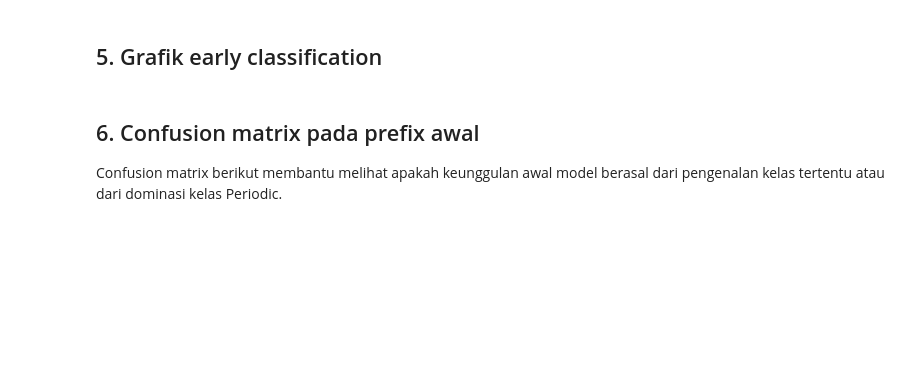
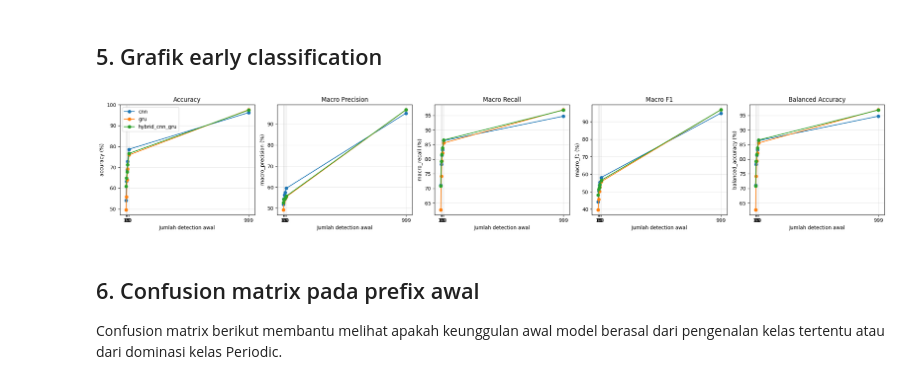
Before and after one commit to indomiekwah/ztf-classifier, a Jupyter notebook: training/notebooks/early_classification_experiment.ipynb, the cells around one changed output. Saved outputs shown, nothing was run; the diff lists cells and outputs as text; code cells hidden in the pictures; blank space fills up the shorter version.

```diff
--- a/training/notebooks/early_classification_experiment.ipynb
+++ b/training/notebooks/early_classification_experiment.ipynb
@@ -10,21 +10,29 @@ import pandas as pd
 import torch
 import matplotlib.pyplot as plt
 import seaborn as sns
+from alerce_classifier.models import HybridCNNGRU, CNNClassifier, GRUClassifier
 from alerce_classifier.training.loop import (
-    HybridCNNGRU, CNNClassifier, GRUClassifier,
     evaluate_detection_prefixes, load_split, make_loader, evaluate,
 )
 
-DATA_DIR = Path('data/alerce_ztf_lc_sanchezsaez_full/data/full')
 REPO_ROOT = Path.cwd().resolve()
+while not (REPO_ROOT / 'pyproject.toml').is_file() and REPO_ROOT != REPO_ROOT.parent:
+    REPO_ROOT = REPO_ROOT.parent
 if not (REPO_ROOT / 'pyproject.toml').is_file():
-    REPO_ROOT = REPO_ROOT.parents[1]
+    raise FileNotFoundError('Repository root tidak ditemukan')
+DATA_DIR = REPO_ROOT / 'data' / 'alerce_ztf_lc_sanchezsaez_full' / 'data' / 'full'
 RAW_OUTPUT_DIR = DATA_DIR / 'preprocessing' / 'notebook_output'
 ARTIFACT_DIR = REPO_ROOT / 'artifacts'
 OUTPUT_DIR = ARTIFACT_DIR / 'benchmark'
 OUTPUT_DIR.mkdir(parents=True, exist_ok=True)
 FEATURE_CONFIG = json.loads((ARTIFACT_DIR / 'feature_config.json').read_text(encoding='utf-8'))
 FEATURE_COUNT = len(FEATURE_CONFIG['features'])
+EXPECTED_FEATURES = ['time_rel', 'delta_time', 'magnitude', 'magnitude_error', 'filter_g', 'filter_r']
+if FEATURE_CONFIG['features'] != EXPECTED_FEATURES:
+    raise ValueError(
+        'Checkpoint seed 42 adalah model raw 6 fitur. '
+        f"feature_config.json berisi {len(FEATURE_CONFIG['features'])} fitur."
+    )
 SEED = 42
 BATCH_SIZE = 64
 DETECTION_COUNTS = [6, 10, 15, 20, 30]
@@ -59,11 +75,19 @@ model_factories = {
     'cnn': CNNClassifier,
     'gru': GRUClassifier,
 }
+checkpoint_paths = {
+    'hybrid_cnn_gru': ARTIFACT_DIR / 'hybrid' / 'hybrid_cnn_gru_seed42_best.pt',
+    'cnn': ARTIFACT_DIR / 'cnn' / 'cnn_seed42_best.pt',
+    'gru': ARTIFACT_DIR / 'gru' / 'gru_seed42_best.pt',
+}
+missing_checkpoints = [str(path) for path in checkpoint_paths.values() if not path.is_file()]
+if missing_checkpoints:
+    raise FileNotFoundError(f'Checkpoint tidak lengkap: {missing_checkpoints}')
 models = {}
 checkpoint_summary = {}
 for model_name, factory in model_factories.items():
     model = factory(feature_count=FEATURE_COUNT).to(DEVICE)
-    checkpoint_path = ARTIFACT_DIR / model_name / f'{model_name}_seed{SEED}_best.pt'
+    checkpoint_path = checkpoint_paths[model_name]
     checkpoint = torch.load(checkpoint_path, map_location=DEVICE)
     model.load_state_dict(checkpoint['model_state_dict'])
     model.eval()
@@ -89,6 +128,8 @@ for model_name, model in models.items():
         print(
             f'  {detection_count}: accuracy={metrics["accuracy"]:.4f}, '
             f'balanced_accuracy={metrics["balanced_accuracy"]:.4f}, '
+            f'macro_precision={metrics["macro_precision"]:.4f}, '
+            f'macro_recall={metrics["macro_recall"]:.4f}, '
             f'macro_f1={metrics["macro_f1"]:.4f}'
         )
 (OUTPUT_DIR / 'early_classification_metrics.json').write_text(
@@ -105,6 +165,8 @@ for model_name, results in prefix_results.items():
             'detection_count': detection_count,
             'accuracy': metrics['accuracy'],
             'balanced_accuracy': metrics['balanced_accuracy'],
+            'macro_precision': metrics['macro_precision'],
+            'macro_recall': metrics['macro_recall'],
             'macro_f1': metrics['macro_f1'],
         })
 summary = pd.DataFrame(rows)
@@ -115,20 +195,23 @@ summary.to_csv(OUTPUT_DIR / 'early_classification_summary.csv', index=False)
 # %% [markdown]
 ## 5. Grafik early classification
 # %%
-fig, axes = plt.subplots(1, 3, figsize=(16, 4))
-for metric, axis in zip(('accuracy', 'balanced_accuracy', 'macro_f1'), axes):
+fig, axes = plt.subplots(1, 5, figsize=(22, 4))
+metrics_to_plot = ('accuracy', 'macro_precision', 'macro_recall', 'macro_f1', 'balanced_accuracy')
+for metric, axis in zip(metrics_to_plot, axes):
     for model_name, group in summary.groupby('model'):
         group = group.sort_values('sort_count')
         axis.plot(group['sort_count'].replace({999999: 999}), group[metric] * 100, marker='o', label=model_name)
     axis.set_xlabel('Jumlah detection awal')
     axis.set_ylabel(f'{metric} (%)')
     axis.set_title(metric.replace('_', ' ').title())
     axis.set_xticks([6, 10, 15, 20, 30, 999])
     axis.grid(alpha=.3)
 axes[0].legend()
 fig.tight_layout()
 fig.savefig(OUTPUT_DIR / 'early_classification_curves.png', dpi=150)
 plt.show()
+# %% [output]
+[figure, added]
 # %% [markdown]
 ## 6. Confusion matrix pada prefix awal
 
```
Also changed, not shown: parts of 6 cells of this notebook, 11 other files.
